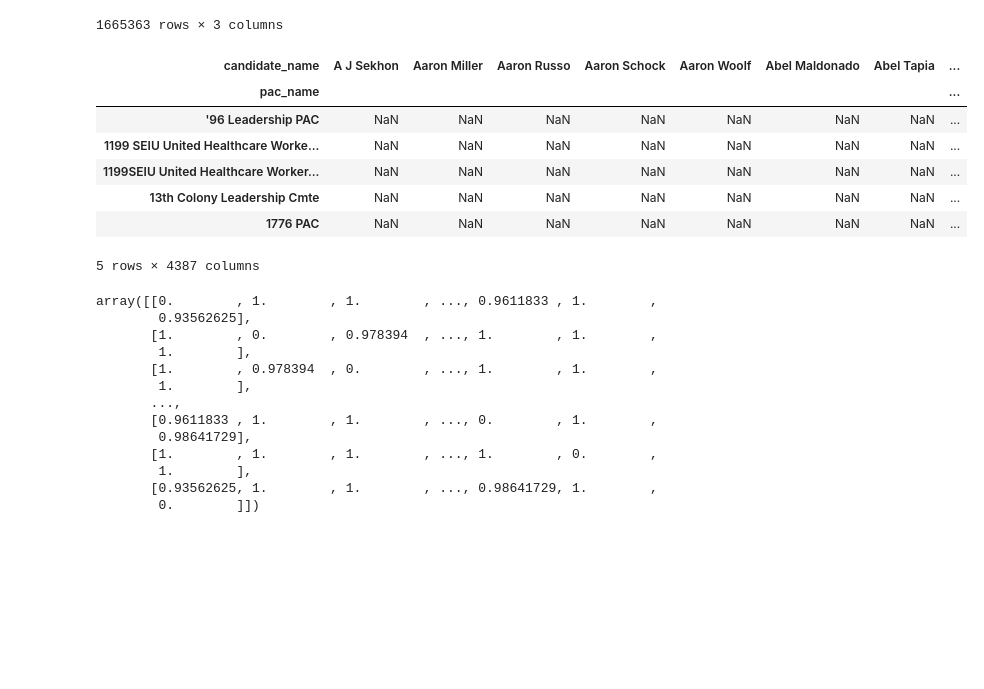
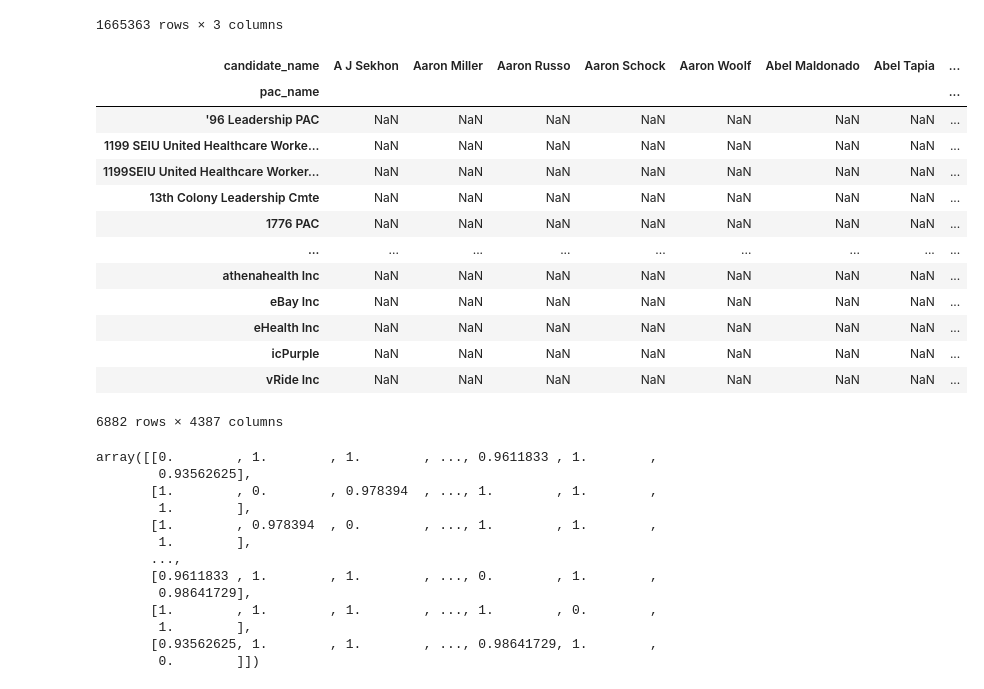
Before and after one commit to APascale2021/dsir_capstone, a Jupyter notebook: notebooks/02_PAC_Recommender.ipynb, the cells around one changed output. Cells and saved outputs as stored; diff of their text form; code cells hidden in the pictures; blank space fills up the shorter version.

```diff
--- a/notebooks/02_PAC_Recommender.ipynb
+++ b/notebooks/02_PAC_Recommender.ipynb
@@ -236,16 +236,22 @@ pac_donations
 1665363 rows × 3 columns
 # %%
 pivot = pd.pivot_table(pac_donations, index='pac_name', columns='candidate_name', values='amount')
-pivot.head()
+pivot
 # %% [output]
 | candidate_name | A J Sekhon | Aaron Miller | Aaron Russo | Aaron Schock | Aaron Woolf | Abel Maldonado | Abel Tapia | ... |
 | pac_name |  |  |  |  |  |  |  | ... |
 | '96 Leadership PAC | NaN | NaN | NaN | NaN | NaN | NaN | NaN | ... |
 | 1199 SEIU United Healthcare Worke... | NaN | NaN | NaN | NaN | NaN | NaN | NaN | ... |
 | 1199SEIU United Healthcare Worker... | NaN | NaN | NaN | NaN | NaN | NaN | NaN | ... |
 | 13th Colony Leadership Cmte | NaN | NaN | NaN | NaN | NaN | NaN | NaN | ... |
 | 1776 PAC | NaN | NaN | NaN | NaN | NaN | NaN | NaN | ... |
+| ... | ... | ... | ... | ... | ... | ... | ... | ... |
+| athenahealth Inc | NaN | NaN | NaN | NaN | NaN | NaN | NaN | ... |
+| eBay Inc | NaN | NaN | NaN | NaN | NaN | NaN | NaN | ... |
+| eHealth Inc | NaN | NaN | NaN | NaN | NaN | NaN | NaN | ... |
+| icPurple | NaN | NaN | NaN | NaN | NaN | NaN | NaN | ... |
+| vRide Inc | NaN | NaN | NaN | NaN | NaN | NaN | NaN | ... |
-5 rows × 4387 columns
+6882 rows × 4387 columns
 # %%
 sparse_pivot = sparse.csr_matrix(pivot.fillna(0))
 # %%
```
Also changed, not shown: parts of 2 cells of this notebook, 1 other file.
